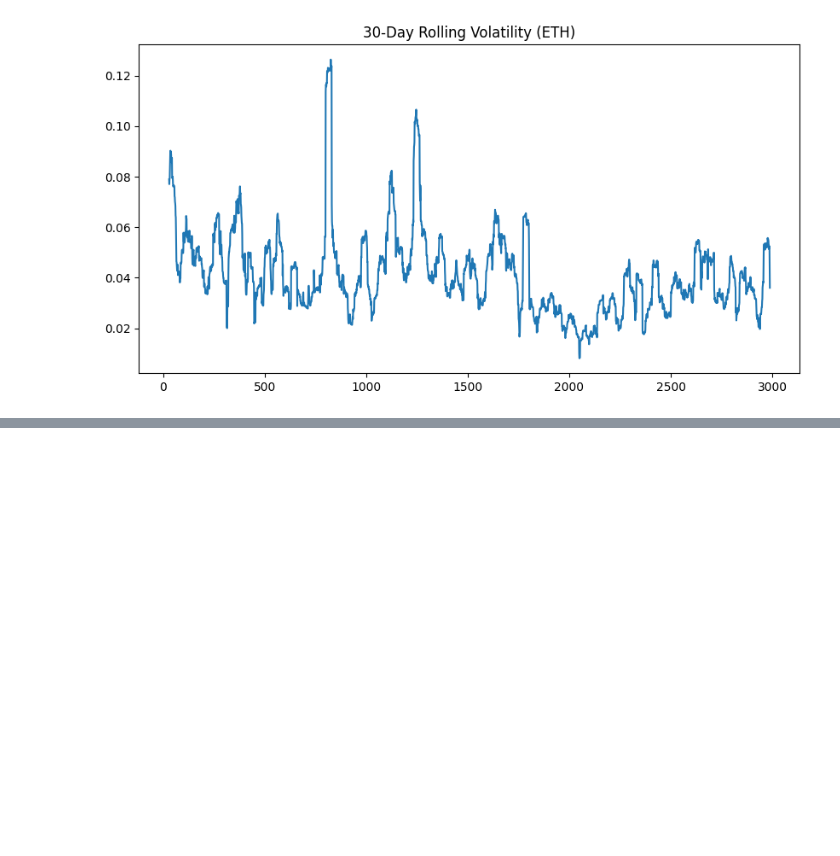
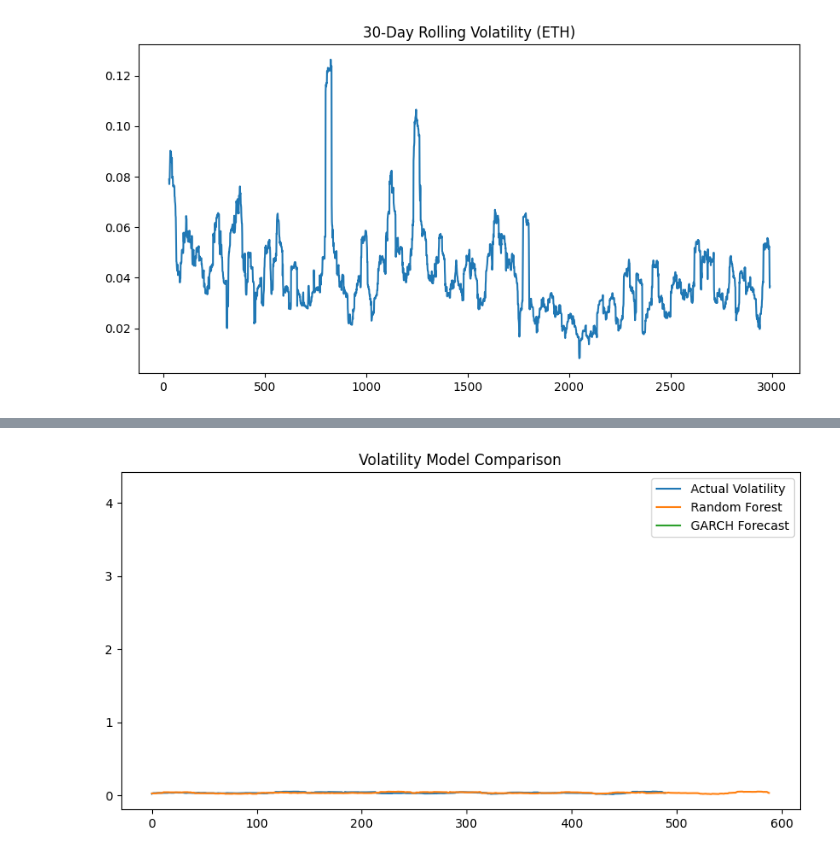
Before and after one commit to AnkitaJaiswal375/eth-volatility-prediction, a Jupyter notebook: test.ipynb, the cells around one changed output, grey strips where cells are left out. Saved outputs shown, nothing was run; the diff lists cells and outputs as text; code cells hidden in the pictures; blank space fills up the shorter version.

Commit message:
compared the output with that of GARCH

```diff
--- a/test.ipynb
+++ b/test.ipynb
@@ -140,0 +191,10 @@ plt.show()
+# %%
+from arch import arch_model
+
+model = arch_model(eth['returns']*100, vol='Garch', p=1, q=1)
+
+garch_fit = model.fit()
+
+forecast = garch_fit.forecast(horizon=1)
+
+print(forecast.variance.tail())
@@ -140,0 +219,12 @@ plt.show()
+# %%
+garch_vol = np.sqrt(forecast.variance.values[-len(y_test):])
+
+plt.figure(figsize=(10,5))
+plt.plot(y_test.values, label="Actual Volatility")
+plt.plot(y_pred_rf, label="Random Forest")
+plt.plot(garch_vol, label="GARCH Forecast")
+plt.legend()
+plt.title("Volatility Model Comparison")
+plt.show()
+# %% [output]
+[figure, added]
```
Also changed, not shown: parts of 6 cells of this notebook, 1 other file.
